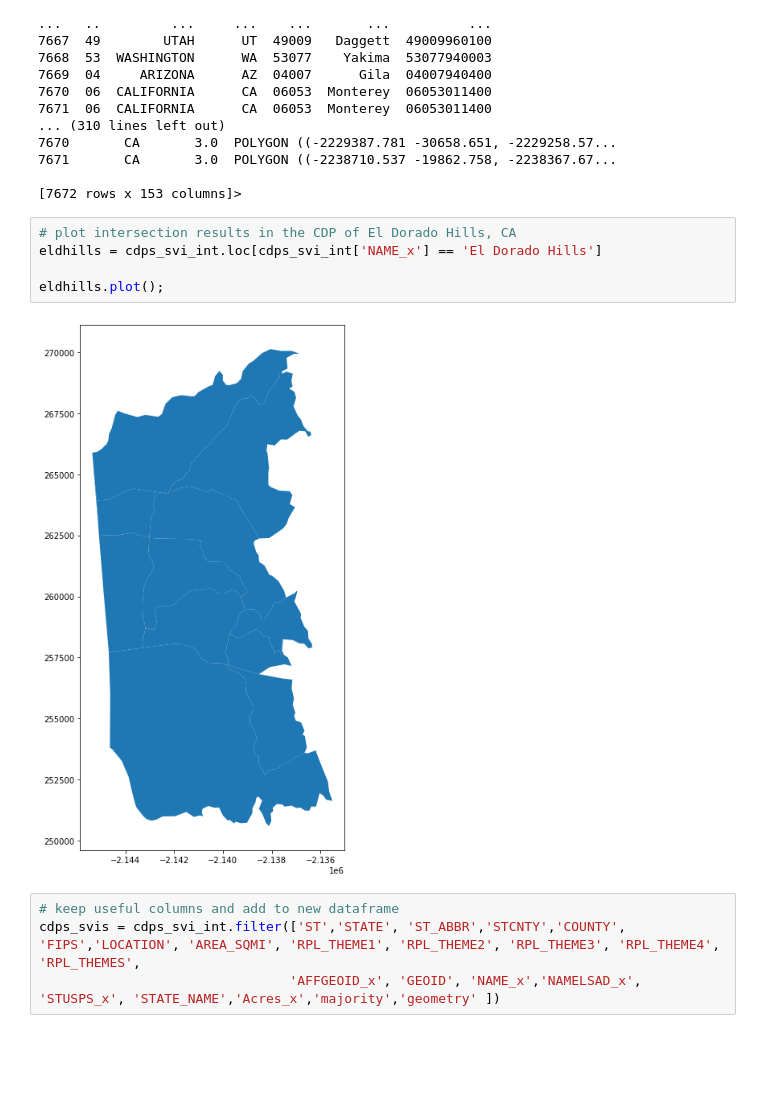
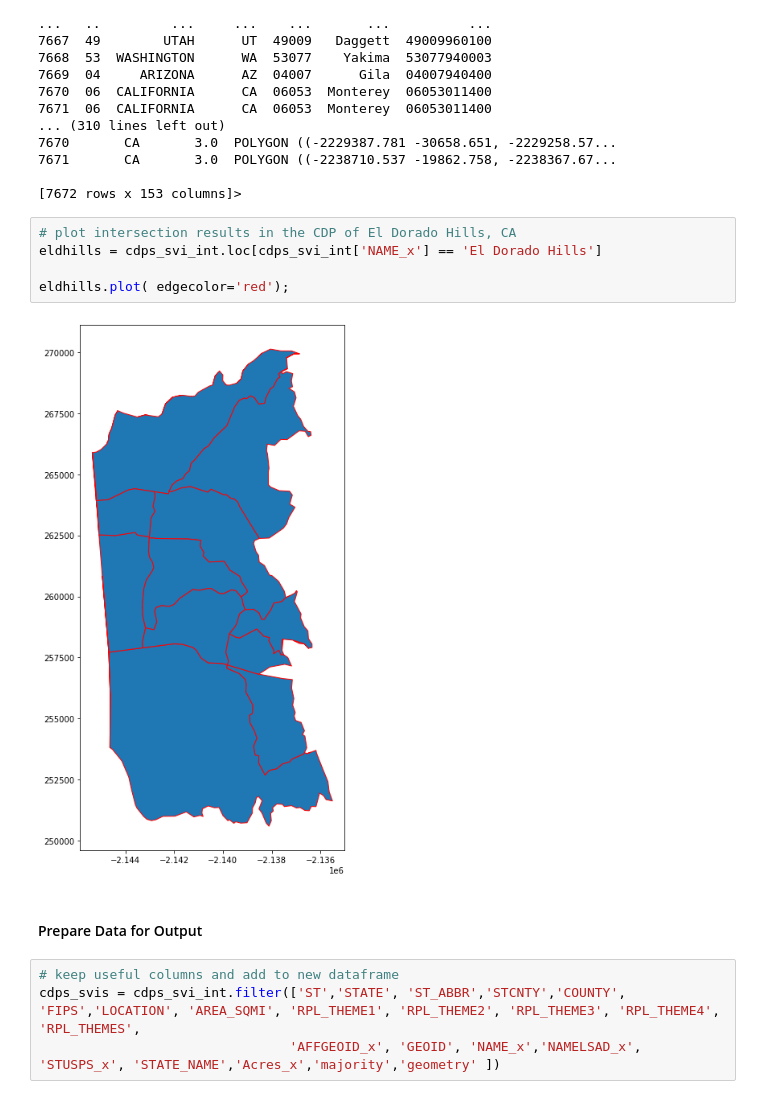
Before and after one commit to zac-stanley/us-communities-fire, a Jupyter notebook: notebooks/zs_intersecting_projecting.ipynb, the cells around one changed output. Drawn from its saved outputs; the diff is of its cells as text; blank space fills up the shorter version.

```diff
--- a/notebooks/zs_intersecting_projecting.ipynb
+++ b/notebooks/zs_intersecting_projecting.ipynb
@@ -163,10 +157,12 @@ cdps_svi_int.info
 # %%
 # plot intersection results in the CDP of El Dorado Hills, CA
 eldhills = cdps_svi_int.loc[cdps_svi_int['NAME_x'] == 'El Dorado Hills']
 
-eldhills.plot();
+eldhills.plot( edgecolor='red');
 # %% [output]
-[figure, old version]
+[figure, new version]
+# %% [markdown]
+#### Prepare Data for Output
 # %%
 # keep useful columns and add to new dataframe
 cdps_svis = cdps_svi_int.filter(['ST','STATE', 'ST_ABBR','STCNTY','COUNTY', 'FIPS','LOCATION', 'AREA_SQMI', 'RPL_THEME1', 'RPL_THEME2', 'RPL_THEME3', 'RPL_THEME4', 'RPL_THEMES',
```
Also changed, not shown: parts of 11 cells of this notebook, 1 other file.
